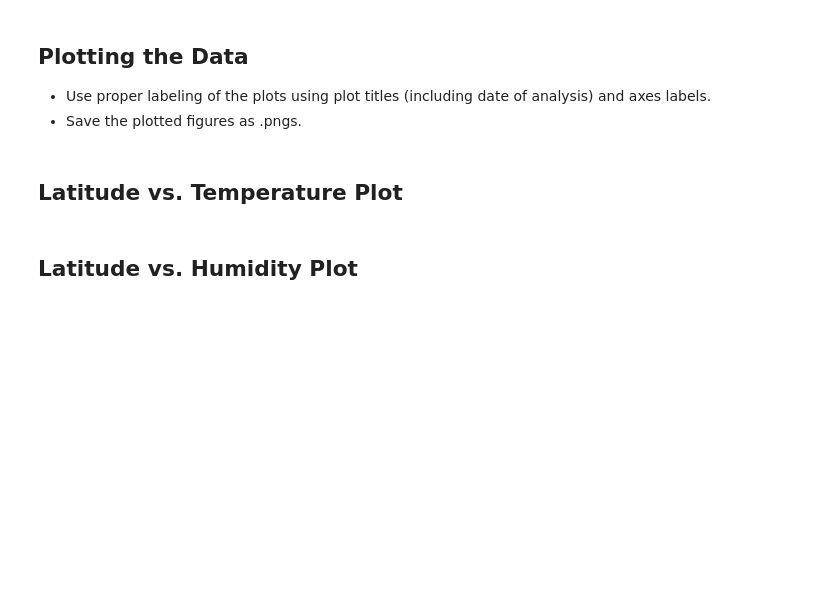
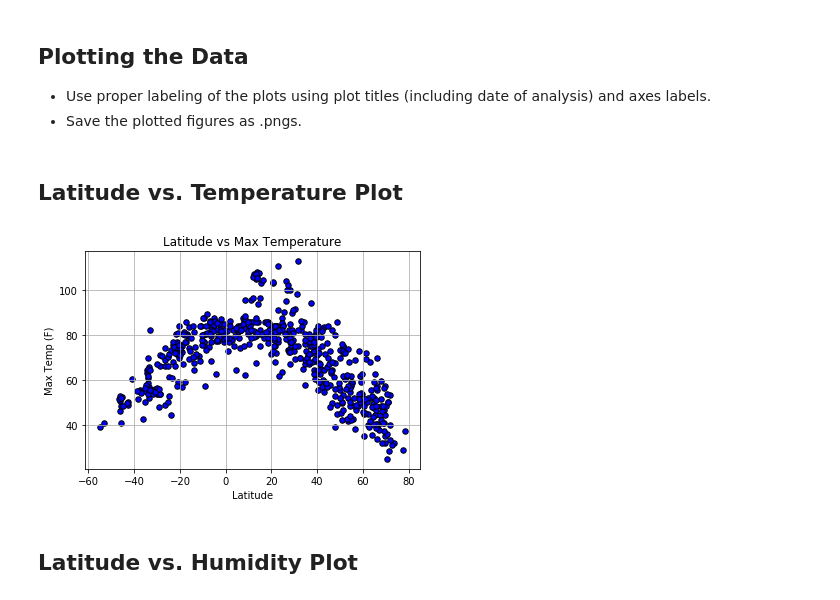
Before and after one commit to EmmanuelAyoo/PYTHON-API-CHALLENGE, a Jupyter notebook: WeatherPy/WeatherPy.ipynb, the cells around one changed output. Saved outputs shown, nothing was run; the diff lists cells and outputs as text; code cells hidden in the pictures; blank space fills up the shorter version.

```diff
--- a/WeatherPy/WeatherPy.ipynb
+++ b/WeatherPy/WeatherPy.ipynb
@@ -125,3 +125,17 @@ Processing Record 547 | San Ramon
 ### Convert Raw Data to DataFrame
 * Export the city data into a .csv.
 * Display the DataFrame
+# %%
+#Create a DataFrame for the results
+
+weather_summary = pd.DataFrame({"City" : city_name,
+                                 "Cloudiness" : cloudiness,
+                                 "Country" : country,
+                                 "Date": date,
+                                 "Humidity" : humidity,
+                                 "Lat" : lat,
+                                 "Lng" : lng,
+                                 "Max Temp" : max_temp,
+                                 "Wind Speed": wind_speed})
+
+weather_summary.count()
@@ -145,5 +186,22 @@ Skip this step if there are no cities that have humidity > 100%.
 * Save the plotted figures as .pngs.
 # %% [markdown]
 ## Latitude vs. Temperature Plot
+# %%
+# Scatter plot function
+plt.scatter(weather_summary["Lat"], weather_summary["Max Temp"],marker="o", facecolors="blue", edgecolors="black",
+           s=30)
+
+# Assign graph properties
+plt.title("Latitude vs Max Temperature")
+plt.ylabel("Max Temp (F)")
+plt.xlabel("Latitude")
+plt.grid(True)
+
+# Export plots as .pngs
+plt.savefig("citygraph_plots/Latitude vs Max Temperature.png")
+
+plt.show()
+# %% [output]
+[figure, added]
 # %% [markdown]
 ## Latitude vs. Humidity Plot
```
Also changed, not shown: parts of 11 cells of this notebook, 6 other files.
